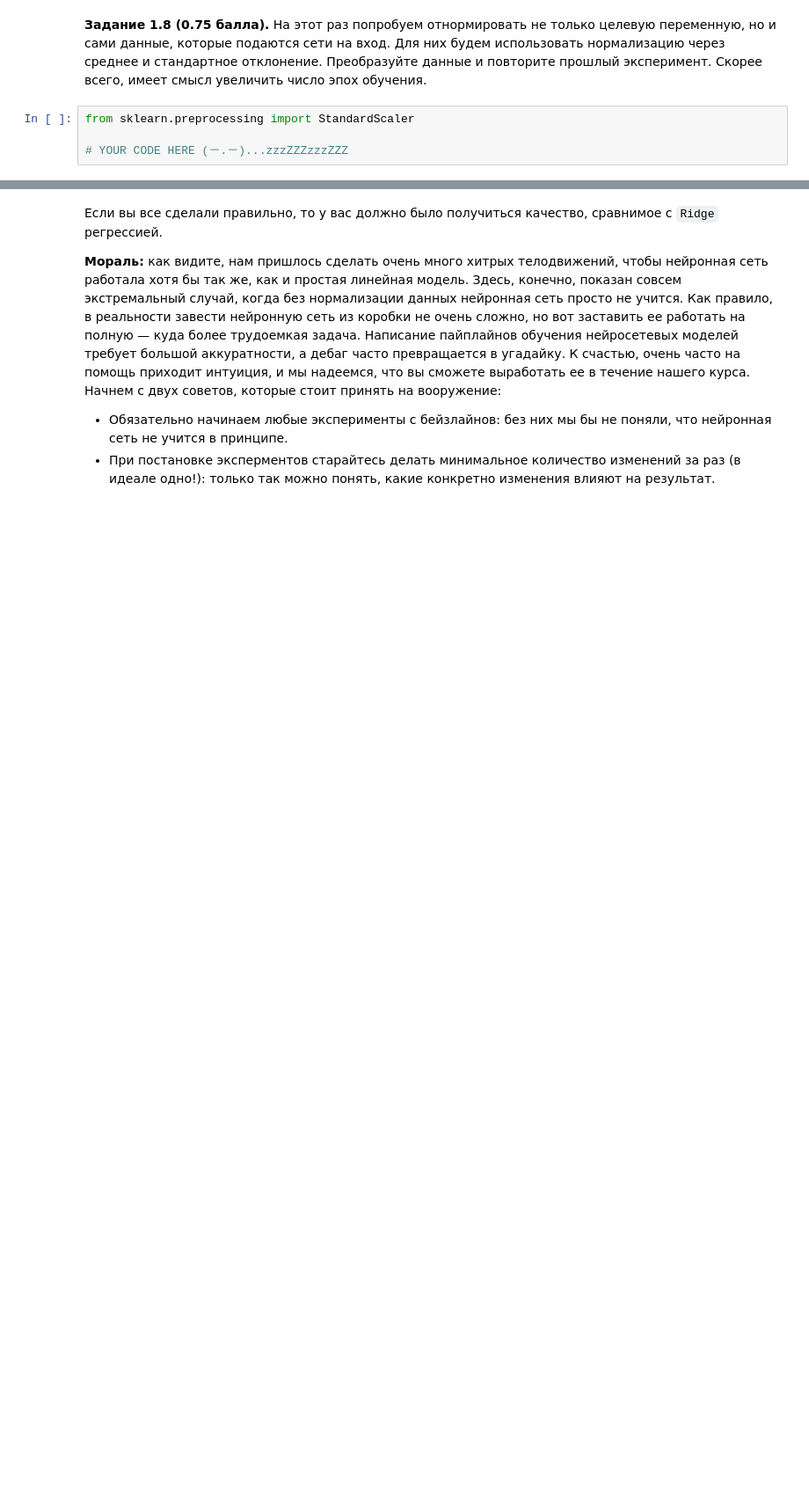
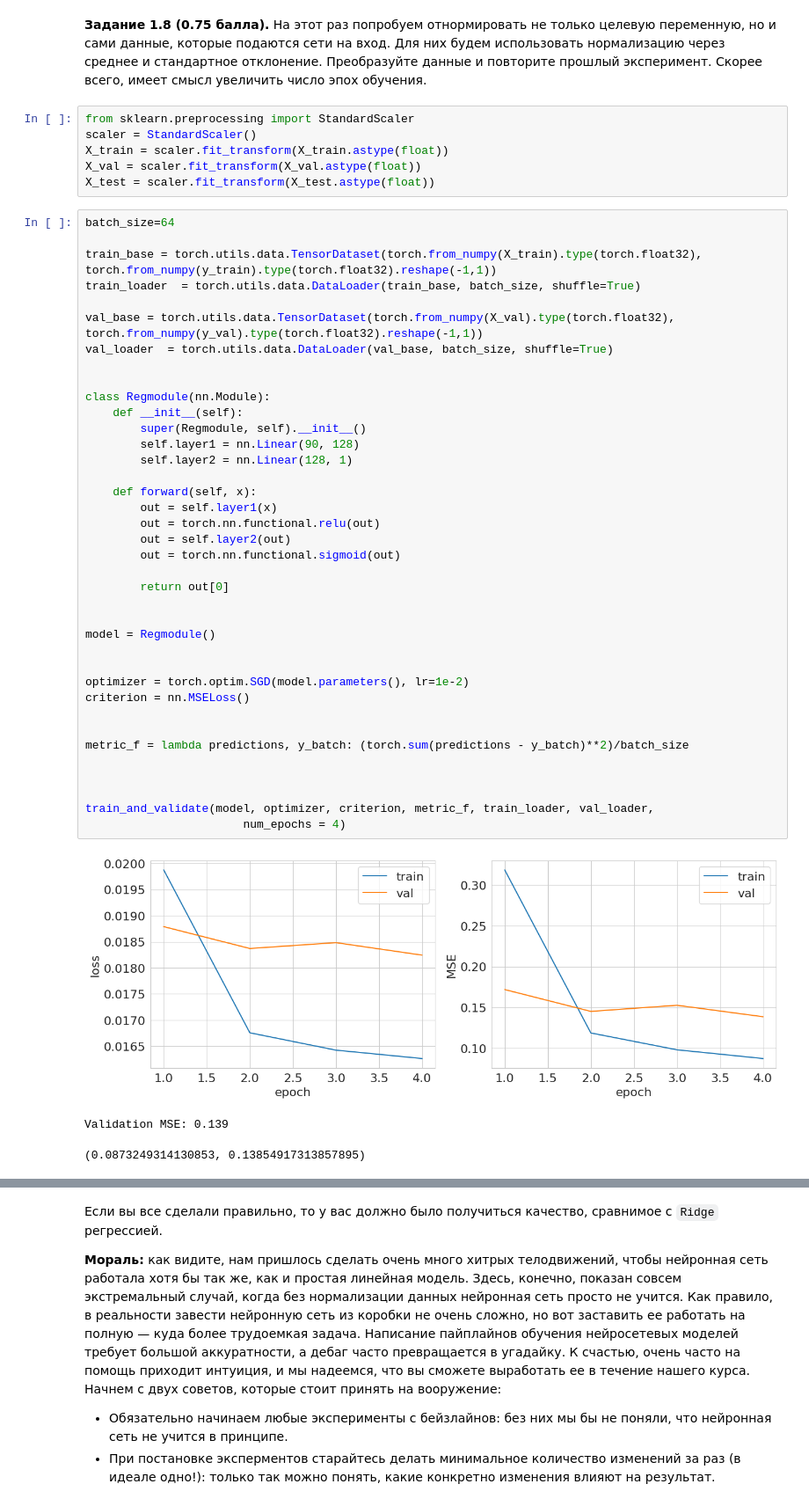
Before and after one commit to Pretzandalf/GitHubProjects, a Jupyter notebook: MDS1.ipynb, the cells around one changed output, grey strips where cells are left out. Shown at 88% size. Cells and saved outputs as stored; diff of their text form; blank space fills up the shorter version.

```diff
--- a/MDS1.ipynb
+++ b/MDS1.ipynb
@@ -384,6 +492,50 @@ def denormalize(sample):
 # %% [markdown]
 **Задание 1.8 (0.75 балла).** На этот раз попробуем отнормировать не только целевую переменную, но и сами данные, которые подаются сети на вход. Для них будем использовать нормализацию через среднее и стандартное отклонение. Преобразуйте данные и повторите прошлый эксперимент. Скорее всего, имеет смысл увеличить число эпох обучения.
-# %%
-from sklearn.preprocessing import StandardScaler
-
-# YOUR CODE HERE (－.－)...zzzZZZzzzZZZ
+# %%
+from sklearn.preprocessing import StandardScaler
+scaler = StandardScaler()
+X_train = scaler.fit_transform(X_train.astype(float))
+X_val = scaler.fit_transform(X_val.astype(float))
+X_test = scaler.fit_transform(X_test.astype(float))
+# %%
+batch_size=64
+
+train_base = torch.utils.data.TensorDataset(torch.from_numpy(X_train).type(torch.float32), torch.from_numpy(y_train).type(torch.float32).reshape(-1,1))
+train_loader  = torch.utils.data.DataLoader(train_base, batch_size, shuffle=True)
+
+val_base = torch.utils.data.TensorDataset(torch.from_numpy(X_val).type(torch.float32), torch.from_numpy(y_val).type(torch.float32).reshape(-1,1))
+val_loader  = torch.utils.data.DataLoader(val_base, batch_size, shuffle=True)
+
+
+class Regmodule(nn.Module):
+    def __init__(self):
+        super(Regmodule, self).__init__()
+        self.layer1 = nn.Linear(90, 128)
+        self.layer2 = nn.Linear(128, 1)
+
+    def forward(self, x):
+        out = self.layer1(x)
+        out = torch.nn.functional.relu(out)
+        out = self.layer2(out)
+        out = torch.nn.functional.sigmoid(out)
+
+        return out[0]
+
+
+model = Regmodule()
+
+
+optimizer = torch.optim.SGD(model.parameters(), lr=1e-2)
+criterion = nn.MSELoss()
+
+
+metric_f = lambda predictions, y_batch: (torch.sum(predictions - y_batch)**2)/batch_size
+
+
+
+train_and_validate(model, optimizer, criterion, metric_f, train_loader, val_loader,
+                       num_epochs = 4)
+# %% [output]
+[figure, added]
+Validation MSE: 0.139
+(0.0873249314130853, 0.13854917313857895)
```
Also changed, not shown: parts of 30 cells of this notebook.
